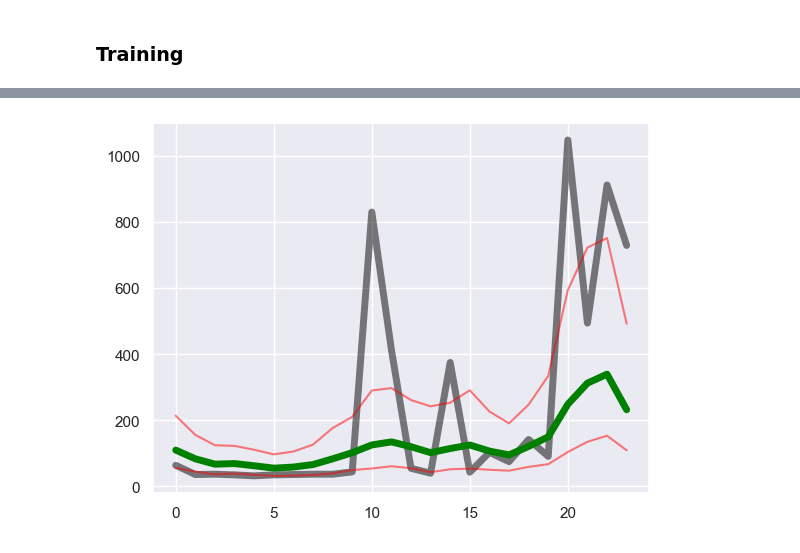
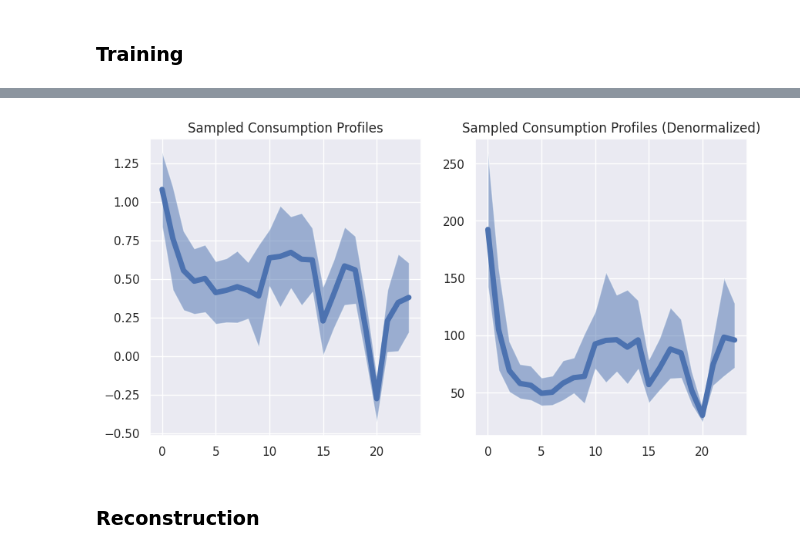
Before and after one commit to kabolat/behavio-temporal-vae, a Jupyter notebook: notebooks/sdg_baseline.ipynb, the cells around one changed output, grey strips where cells are left out. Drawn from its saved outputs; the diff is of its cells as text; code cells hidden in the pictures.

```diff
--- a/notebooks/sdg_baseline.ipynb
+++ b/notebooks/sdg_baseline.ipynb
@@ -262,15 +267,15 @@ model = CVAE(input_dim=num_features, conditioner=conditioner, **model_kwargs)
 ### Training
 # %%
 train_kwargs = {
-                "lr": 1e-4,
+                "lr": 5e-3,
                 "beta": 0.1,
                 "num_mc_samples": 1,
                 "epochs": 10,
-                "verbose_freq": 250,
+                "verbose_freq": 100,
                 "tensorboard": True,
-                "batch_size": 16,
-                "validation_freq": 1000,
-                "device": "cpu",
+                "batch_size": 1024,
+                "validation_freq": 250,
+                "device": "cuda",
                 "tqdm_func": tqdm.tqdm,
                 }
 # %%
@@ -322,0 +296,4 @@ CVAE(
+# %%
+model.to("cpu")
+model.prior_params = {k: v.to("cpu") for k, v in model.prior_params.items()}
+model.eval()
@@ -352,11 +351,8 @@ plt.show()
 # %%
-x_mu_denorm = utils.zero_preserved_log_denormalize(x_mu, nonzero_mean, nonzero_std, log_input=LOG_SPACE, zero_id=ZERO_ID, shift=SHIFT)
-x_sigma_upper_denorm = utils.zero_preserved_log_denormalize(x_mu+x_sigma, nonzero_mean, nonzero_std, log_input=LOG_SPACE, zero_id=ZERO_ID, shift=SHIFT)
-x_sigma_lower_denorm = utils.zero_preserved_log_denormalize(x_mu-x_sigma, nonzero_mean, nonzero_std, log_input=LOG_SPACE, zero_id=ZERO_ID, shift=SHIFT)
-
-plt.plot(x_mu_denorm.T, lw=5, color='green')
-plt.plot(x_sigma_upper_denorm.T, color='red', alpha=0.5)
-plt.plot(x_sigma_lower_denorm.T, color='red', alpha=0.5)
-plt.show()
-
-plt.show()
+x_sample = model.sample(condition=torch.tensor(random_conditions[0]).float(), num_samples_prior=1, num_samples_likelihood=1)
+x_mu = x_sample["params"]["mu"].detach()
+x_sigma = x_sample["params"]["sigma"].detach()
+x_pi = x_sample["params"]["pi"].detach()
+x_mu_denorm = utils.zero_preserved_log_denormalize(x_mu, nonzero_mean, nonzero_std, log_input=LOG_SPACE, zero_id=ZERO_ID, shift=SHIFT)*x_pi.numpy()
+x_sigma_upper_denorm = utils.zero_preserved_log_denormalize(x_mu+x_sigma, nonzero_mean, nonzero_std, log_input=LOG_SPACE, zero_id=ZERO_ID, shift=SHIFT)*x_pi.numpy()
+x_sigma_lower_denorm = utils.zero_preserved_log_denormalize(x_mu-x_sigma, nonzero_mean, nonzero_std, log_input=LOG_SPACE, zero_id=ZERO_ID, shift=SHIFT)*x_pi.numpy()
@@ -377,12 +359,16 @@ plt.plot(x_rec["params"]["mu"][0].T - x_rec["params"]["sigma"][0].T, alpha=0.5,
-# %%
-x_denorm = utils.zero_preserved_log_denormalize(x.unsqueeze(0), nonzero_mean, nonzero_std, log_input=LOG_SPACE, zero_id=ZERO_ID, shift=SHIFT)
-x_rec_denorm = utils.zero_preserved_log_denormalize(x_rec["params"]["mu"], nonzero_mean, nonzero_std, log_input=LOG_SPACE, zero_id=ZERO_ID, shift=SHIFT)
-X_rec_denorm_sigma_low = utils.zero_preserved_log_denormalize(x_rec["params"]["mu"] - x_rec["params"]["sigma"], nonzero_mean, nonzero_std, log_input=LOG_SPACE, zero_id=ZERO_ID, shift=SHIFT)
-X_rec_denorm_sigma_high = utils.zero_preserved_log_denormalize(x_rec["params"]["mu"] + x_rec["params"]["sigma"], nonzero_mean, nonzero_std, log_input=LOG_SPACE, zero_id=ZERO_ID, shift=SHIFT)
-plt.plot(x_denorm[0], lw=5, color='black', alpha = 0.5)
-plt.plot(x_rec_denorm[0].T, color='green', lw=5)
-plt.plot(X_rec_denorm_sigma_low[0].T, alpha=0.5, color='red')
-plt.plot(X_rec_denorm_sigma_high[0].T, alpha=0.5, color='red')
-plt.show()
-# %% [output]
-[figure, removed]
+# %%
+fig, ax = plt.subplots(1, 2, figsize=(10, 5))
+ax[0].plot(x_mu.T, lw=5)
+ax[0].fill_between(np.arange(x_mu.shape[1]), (x_mu-x_sigma)[0], (x_mu+x_sigma)[0], alpha=0.5)
+# ax[0].plot(x_pi.T, lw=1, linestyle='--')
+ax[0].set_title("Sampled Consumption Profiles")
+
+ax[1].plot(x_mu_denorm.T, lw=5)
+ax[1].fill_between(np.arange(x_mu_denorm.shape[1]), x_sigma_lower_denorm[0], x_sigma_upper_denorm[0], alpha=0.5)
+ax[1].set_title("Sampled Consumption Profiles (Denormalized)")
+
+plt.show()
+# %% [output]
+[figure, added]
+# %% [markdown]
+### Reconstruction
```
Also changed, not shown: parts of 20 cells of this notebook.
